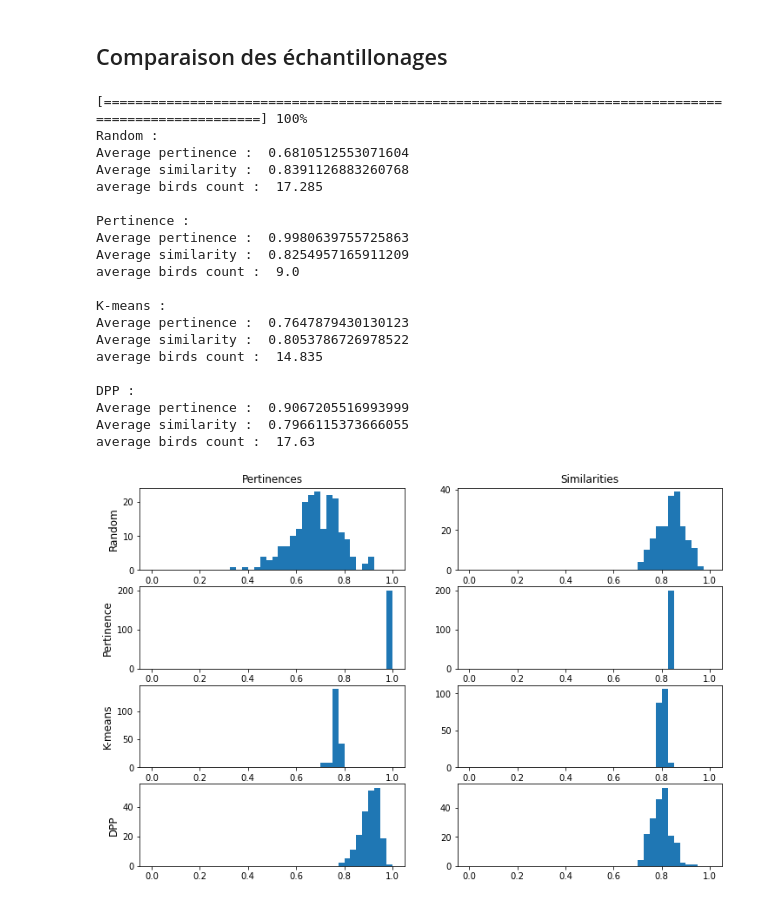
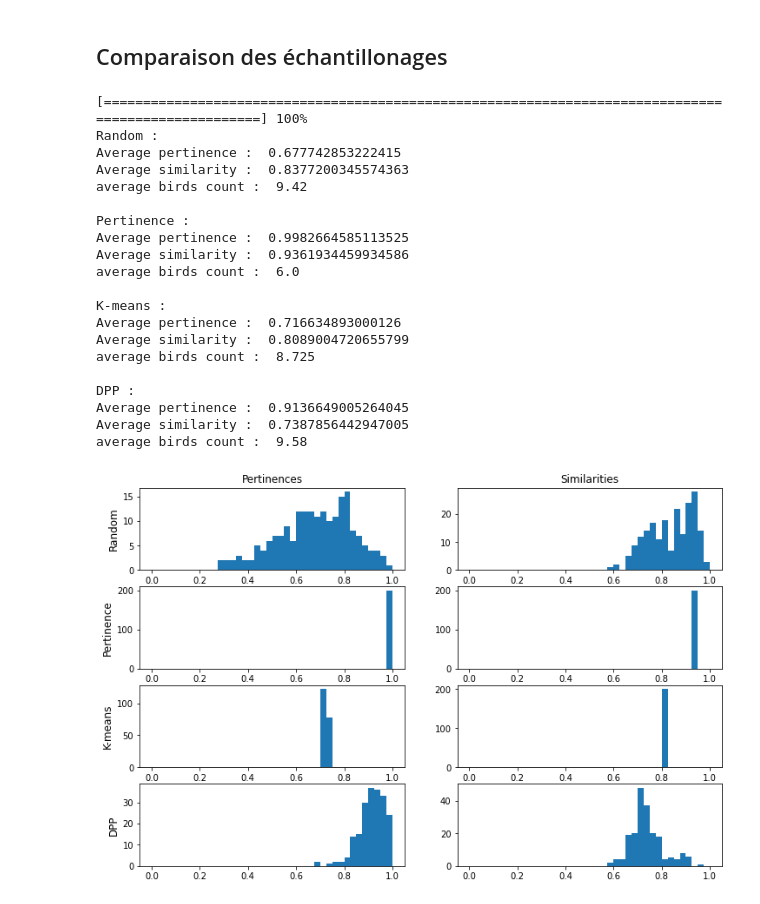
Before and after one commit to outidrarine/Detpop, a Jupyter notebook: TestEchantillonages.ipynb, the cells around one changed output. Saved outputs shown, nothing was run; the diff lists cells and outputs as text; code cells hidden in the pictures.

```diff
--- a/TestEchantillonages.ipynb
+++ b/TestEchantillonages.ipynb
@@ -106,27 +106,32 @@ Extraction of birds from those samples : 15
 # %%
 from affichageDonnees import compare_sampling
 from echantillonages import sampling_random, sampling_pertinence, sampling_kmeans, sampling_dpp
 
-compare_sampling([sampling_random, sampling_pertinence, sampling_kmeans, sampling_dpp], ["Random", "Pertinence", "K-means", "DPP"], 10, 200, persist_samples = False)
+sampling_list = [sampling_random, sampling_pertinence, sampling_kmeans, sampling_dpp]
+sampling_names = ["Random", "Pertinence", "K-means", "DPP"]
+nbSamples = 5
+nbSamplings = 200
+
+compare_sampling(sampling_list, sampling_names, nbSamples, nbSamplings)
 # %% [output]
 [====================================================================================================] 100%
 Random :
-Average pertinence :  0.6810512553071604
-Average similarity :  0.8391126883260768
-average birds count :  17.285
+Average pertinence :  0.677742853222415
+Average similarity :  0.8377200345574363
+average birds count :  9.42
 
 Pertinence :
-Average pertinence :  0.9980639755725863
-Average similarity :  0.8254957165911209
-average birds count :  9.0
+Average pertinence :  0.9982664585113525
+Average similarity :  0.9361934459934586
+average birds count :  6.0
 
 K-means :
-Average pertinence :  0.7647879430130123
-Average similarity :  0.8053786726978522
-average birds count :  14.835
+Average pertinence :  0.716634893000126
+Average similarity :  0.8089004720655799
+average birds count :  8.725
 
 DPP :
-Average pertinence :  0.9067205516993999
-Average similarity :  0.7966115373666055
-average birds count :  17.63
+Average pertinence :  0.9136649005264045
+Average similarity :  0.7387856442947005
+average birds count :  9.58
-[figure, old version]
+[figure, new version]
```
Also changed, not shown: parts of 1 cell of this notebook, 1 other file.
